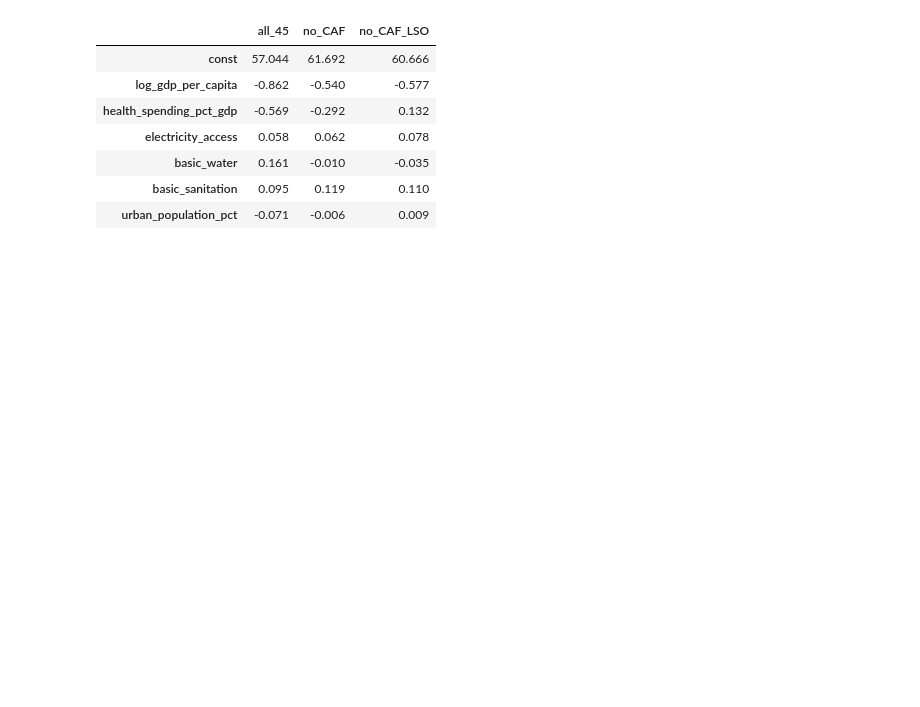
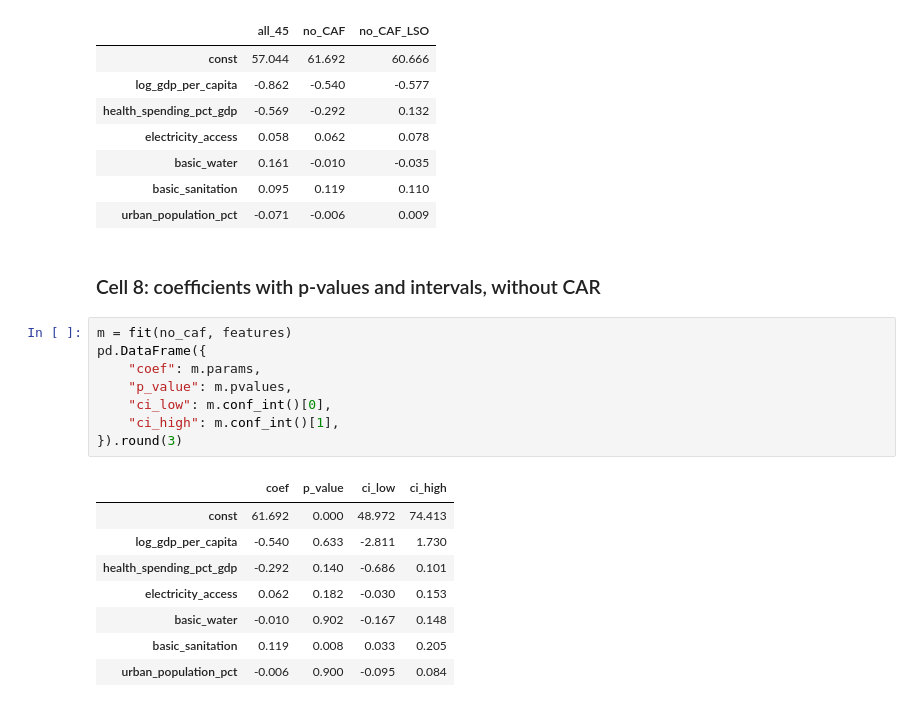
Before and after one commit to joenzau41-png/life-expectancy-africa, a Jupyter notebook: notebooks/03_modeling.ipynb, the cells around one changed output. Drawn from its saved outputs; the diff is of its cells as text; blank space fills up the shorter version.

```diff
--- a/notebooks/03_modeling.ipynb
+++ b/notebooks/03_modeling.ipynb
@@ -157,3 +157,22 @@ Adjusted R2: {'all_45': np.float64(0.373), 'no_CAF': np.float64(0.407), 'no_CAF_
 | basic_water | 0.161 | -0.010 | -0.035 |
 | basic_sanitation | 0.095 | 0.119 | 0.110 |
 | urban_population_pct | -0.071 | -0.006 | 0.009 |
+# %% [markdown]
+### Cell 8: coefficients with p-values and intervals, without CAR
+# %%
+m = fit(no_caf, features)
+pd.DataFrame({
+    "coef": m.params,
+    "p_value": m.pvalues,
+    "ci_low": m.conf_int()[0],
+    "ci_high": m.conf_int()[1],
+}).round(3)
+# %% [output]
+|  | coef | p_value | ci_low | ci_high |
+| const | 61.692 | 0.000 | 48.972 | 74.413 |
+| log_gdp_per_capita | -0.540 | 0.633 | -2.811 | 1.730 |
+| health_spending_pct_gdp | -0.292 | 0.140 | -0.686 | 0.101 |
+| electricity_access | 0.062 | 0.182 | -0.030 | 0.153 |
+| basic_water | -0.010 | 0.902 | -0.167 | 0.148 |
+| basic_sanitation | 0.119 | 0.008 | 0.033 | 0.205 |
+| urban_population_pct | -0.006 | 0.900 | -0.095 | 0.084 |
```
Also changed, not shown: parts of 4 cells of this notebook, 1 other file.
